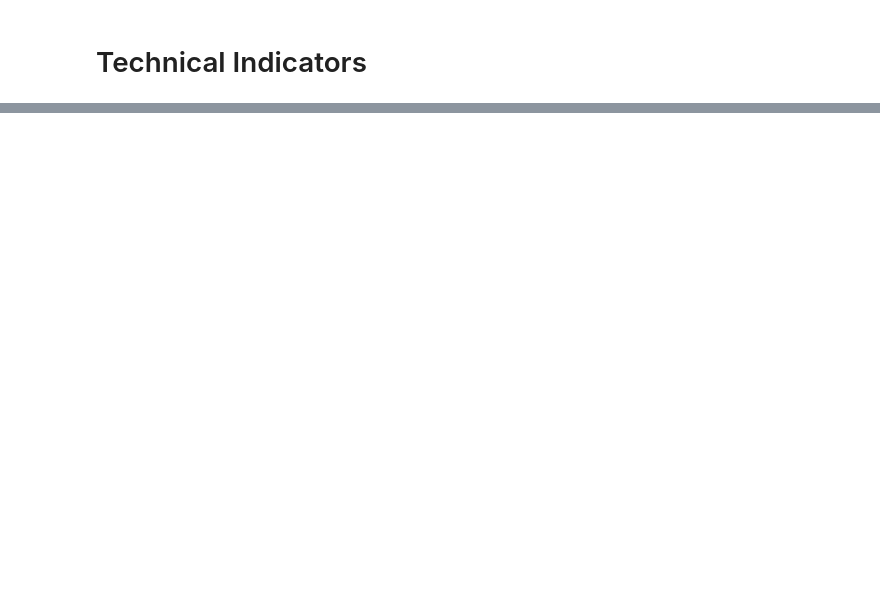
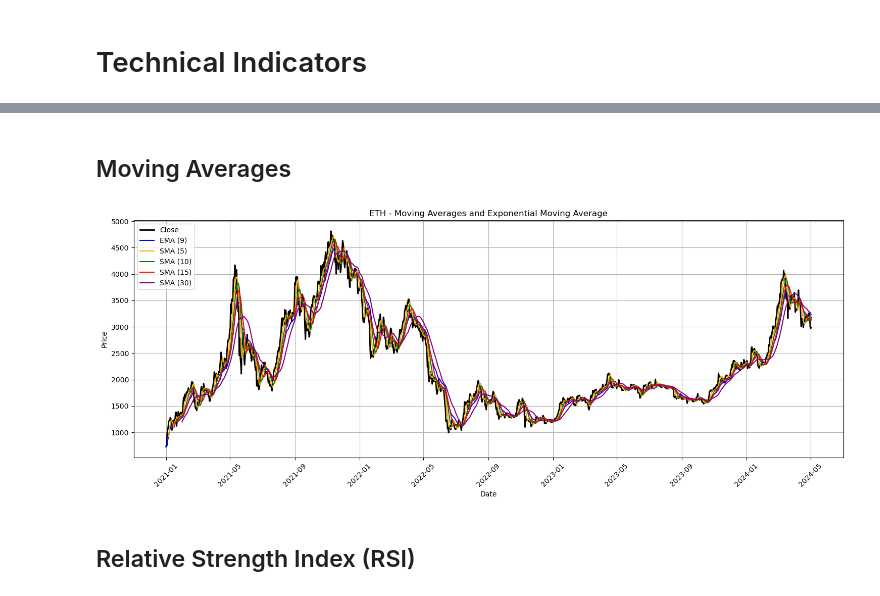
Before and after one commit to oliinykm99/ETH-XGBoost-prediction, a Jupyter notebook: XGBoost-Prediction.ipynb, the cells around one changed output, grey strips where cells are left out. Cells and saved outputs as stored; diff of their text form; code cells hidden in the pictures; blank space fills up the shorter version.

```diff
--- a/XGBoost-Prediction.ipynb
+++ b/XGBoost-Prediction.ipynb
@@ -100,0 +144,8 @@ fig.set_size_inches(20, 8)
+# %%
+df['Close'] = df['Close'].astype(float)
+df['High'] = df['High'].astype(float)
+df['Low'] = df['Low'].astype(float)
+
+stochastic_oscillator = calculate_stochastic_oscillator(df['Close'], df['High'], df['Low'])
+
+df = df.join(stochastic_oscillator)
@@ -100,0 +171,33 @@ fig.set_size_inches(20, 8)
+# %% [markdown]
+## Moving Averages
+# %%
+df['EMA_9'] = df['Close'].ewm(9).mean().shift()
+df['SMA_5'] = df['Close'].rolling(5).mean().shift()
+df['SMA_10'] = df['Close'].rolling(10).mean().shift()
+df['SMA_15'] = df['Close'].rolling(15).mean().shift()
+df['SMA_30'] = df['Close'].rolling(30).mean().shift()
+# %%
+plt.figure(figsize=(15, 6))
+
+plt.plot(df.index, df['Close'], label='Close', color='black', linewidth=2)
+
+plt.plot(df.index, df['EMA_9'], label='EMA (9)', color='blue')
+plt.plot(df.index, df['SMA_5'], label='SMA (5)', color='orange')
+plt.plot(df.index, df['SMA_10'], label='SMA (10)', color='green')
+plt.plot(df.index, df['SMA_15'], label='SMA (15)', color='red')
+plt.plot(df.index, df['SMA_30'], label='SMA (30)', color='purple')
+
+plt.title('ETH - Moving Averages and Exponential Moving Average')
+plt.xlabel('Date')
+plt.ylabel('Price')
+plt.legend()
+
+plt.xticks(rotation=45)
+
+plt.grid(True)
+plt.tight_layout()
+plt.show()
+# %% [output]
+[figure, added]
+# %% [markdown]
+## Relative Strength Index (RSI)
```
Also changed, not shown: parts of 30 cells of this notebook.
